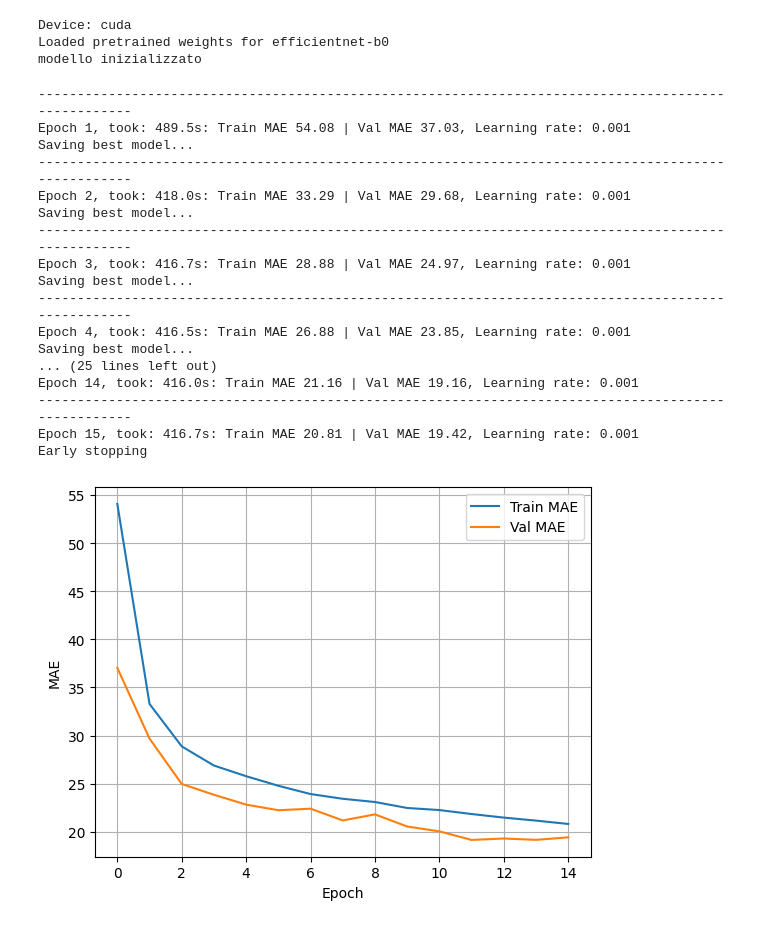
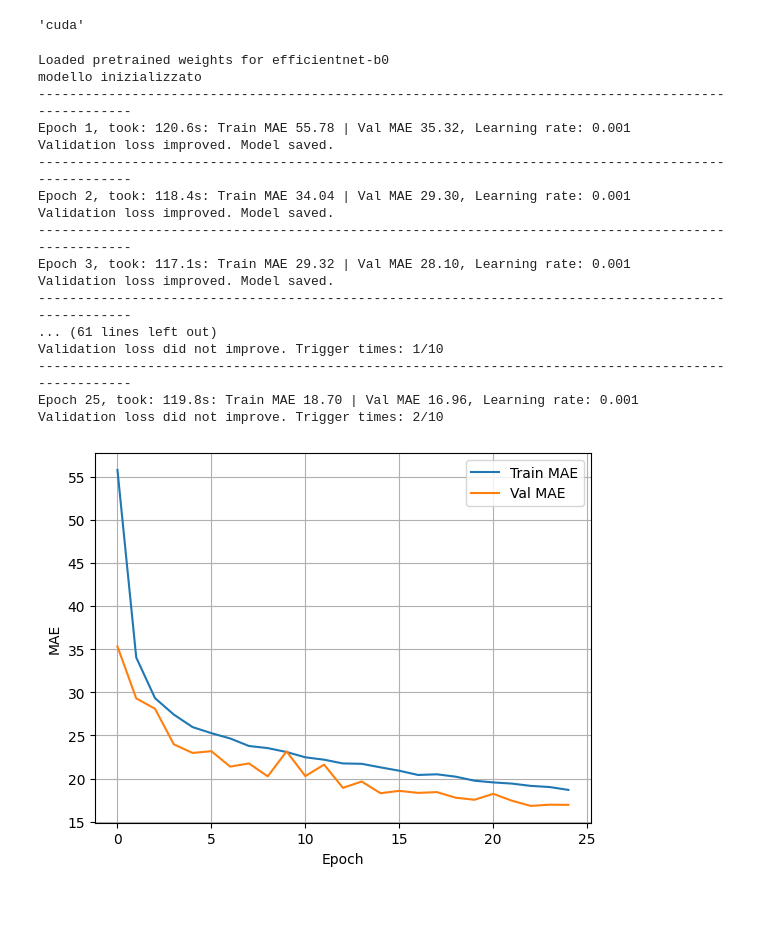
Before and after one commit to Toure-exe/medical-imaging-and-image-restauration-challenge, a Jupyter notebook: medical_imaging.ipynb, the cells around one changed output. Cells and saved outputs as stored; diff of their text form; code cells hidden in the pictures.

```diff
--- a/medical_imaging.ipynb
+++ b/medical_imaging.ipynb
@@ -1 +1,4 @@
+# %%
+# Global variable to run code on colab or locally
+COLAB = False
 # %%
@@ -47 +28,7 @@ Mounted at /content/drive
+# %%
+# Make device agnostic code
+device = "cuda" if torch.cuda.is_available() else "cpu"
+device
+# %% [output]
+'cuda'
 # %%
@@ -130,9 +121,15 @@ class BoneAgeRegressor(nn.Module):
         x = torch.cat([x, sex], dim=1)
         return self.fc(x)
 # %%
-dataset = BoneAgeDataset(csv_path="/content/archive_unzipped/boneage-training-dataset.csv",
+if COLAB:
+    dataset = BoneAgeDataset(csv_path="/content/archive_unzipped/boneage-training-dataset.csv",
                          image_dir="/content/archive_unzipped/boneage-training-dataset/boneage-training-dataset",
                          transform=transform)
+else:
+    dataset = BoneAgeDataset(csv_path="rsna-bone-age/boneage-training-dataset.csv",
+                         image_dir="rsna-bone-age/boneage-training-dataset/boneage-training-dataset",
+                         transform=transform)
+
 
 total_size = len(dataset)
 train_size = int(0.8 * total_size)
@@ -141,12 +138,12 @@ test_size = total_size - train_size - val_size
 
 train_dataset, val_dataset, test_dataset = random_split(dataset, [train_size, val_size, test_size])
 
-train_loader = DataLoader(train_dataset, batch_size=32, shuffle=True, num_workers=2, pin_memory=True)
-val_loader = DataLoader(val_dataset, batch_size=32, num_workers=2, pin_memory=True)
-test_loader = DataLoader(test_dataset, batch_size=32, num_workers=2, pin_memory=True)
+train_loader = DataLoader(train_dataset, batch_size=32, shuffle=True, num_workers=os.cpu_count(), pin_memory=True)
+val_loader = DataLoader(val_dataset, batch_size=32, num_workers=os.cpu_count(), pin_memory=True)
+test_loader = DataLoader(test_dataset, batch_size=32, num_workers=os.cpu_count(), pin_memory=True)
 # %%
 def train_model(model, train_loader, val_loader, criterion, optimizer, scheduler,
-                num_epochs=25, save_path='best_model.pth', patience=3):
+                num_epochs=50, save_path='best_model.pth', patience=10):
     best_val_loss = float('inf')
     train_losses, val_losses = [], []
     patience_counter = 0
@@ -181,12 +178,13 @@ def train_model(model, train_loader, val_loader, criterion, optimizer, scheduler
         print(f"Epoch {epoch+1}, took: {epoch_time:.1f}s: Train MAE {train_loss:.2f} | Val MAE {val_loss:.2f}, Learning rate: {optimizer.param_groups[0]['lr']}")
 
         if val_loss < best_val_loss:
-            print("Saving best model...")
+            print("Validation loss improved. Model saved.")
             best_val_loss = val_loss
             patience_counter = 0
             torch.save(model.state_dict(), save_path)
         else:
             patience_counter += 1
+            print(f"Validation loss did not improve. Trigger times: {patience_counter}/{patience}")
             if patience_counter >= patience:
                 print("Early stopping")
                 break
@@ -252,45 +250,39 @@ def predict_submission(model, submission_loader, output_csv='submission.csv'):
 
     print(f"Predizioni salvate in: {output_csv}")
 # %%
-# Device
-device = torch.device("cuda" if torch.cuda.is_available() else "cpu")
-print(f"Device: {device}")
-
 # Model
 model = BoneAgeRegressor().to(device)
-model = torch.compile(model)
+if COLAB:
+    model = torch.compile(model)
 print(f"modello inizializzato")
 
 # Loss, ottimizzatore e scheduler
 criterion = nn.L1Loss()
 #optimizer = optim.Adam(model.parameters(), lr=1e-3)
 optimizer = optim.AdamW(model.parameters(), lr=1e-3, weight_decay=1e-2)
-scheduler = ReduceLROnPlateau(optimizer, mode='min', factor=0.5, patience=3, cooldown=1, min_lr=1e-6, verbose=True)
+scheduler = ReduceLROnPlateau(optimizer, mode='min', factor=0.5, patience=3, cooldown=1, min_lr=1e-8, verbose=True)
 
 # Allenamento
 train_model(model, train_loader, val_loader, criterion, optimizer, scheduler)
 # %% [output]
-Device: cuda
 Loaded pretrained weights for efficientnet-b0
 modello inizializzato
+----------------------------------------------------------------------------------------------------
+Epoch 1, took: 120.6s: Train MAE 55.78 | Val MAE 35.32, Learning rate: 0.001
+Validation loss improved. Model saved.
+----------------------------------------------------------------------------------------------------
+Epoch 2, took: 118.4s: Train MAE 34.04 | Val MAE 29.30, Learning rate: 0.001
+Validation loss improved. Model saved.
+----------------------------------------------------------------------------------------------------
+Epoch 3, took: 117.1s: Train MAE 29.32 | Val MAE 28.10, Learning rate: 0.001
+Validation loss improved. Model saved.
+----------------------------------------------------------------------------------------------------
+... (61 lines left out)
+Validation loss did not improve. Trigger times: 1/10
+----------------------------------------------------------------------------------------------------
+Epoch 25, took: 119.8s: Train MAE 18.70 | Val MAE 16.96, Learning rate: 0.001
+Validation loss did not improve. Trigger times: 2/10
-----------------------------------------------------------------------------------------------------
-Epoch 1, took: 489.5s: Train MAE 54.08 | Val MAE 37.03, Learning rate: 0.001
-Saving best model...
-----------------------------------------------------------------------------------------------------
-Epoch 2, took: 418.0s: Train MAE 33.29 | Val MAE 29.68, Learning rate: 0.001
-Saving best model...
-----------------------------------------------------------------------------------------------------
-Epoch 3, took: 416.7s: Train MAE 28.88 | Val MAE 24.97, Learning rate: 0.001
-Saving best model...
-----------------------------------------------------------------------------------------------------
-Epoch 4, took: 416.5s: Train MAE 26.88 | Val MAE 23.85, Learning rate: 0.001
-Saving best model...
-... (25 lines left out)
-Epoch 14, took: 416.0s: Train MAE 21.16 | Val MAE 19.16, Learning rate: 0.001
-----------------------------------------------------------------------------------------------------
-Epoch 15, took: 416.7s: Train MAE 20.81 | Val MAE 19.42, Learning rate: 0.001
-Early stopping
-[figure, old version]
+[figure, new version]
 # %%
 # Carica miglior modello e predici
 model_loaded = BoneAgeRegressor().to(device)
```
Also changed, not shown: parts of 6 cells of this notebook, 2 other files.
